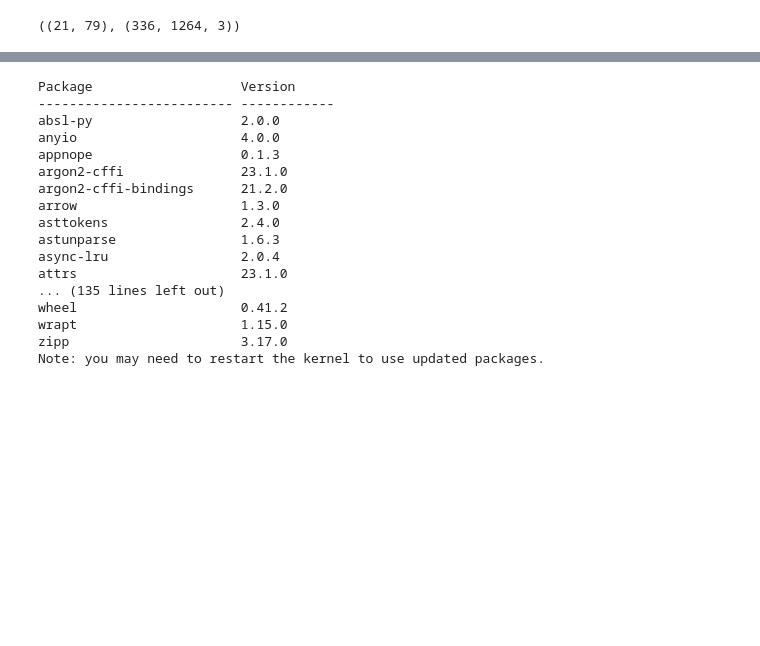
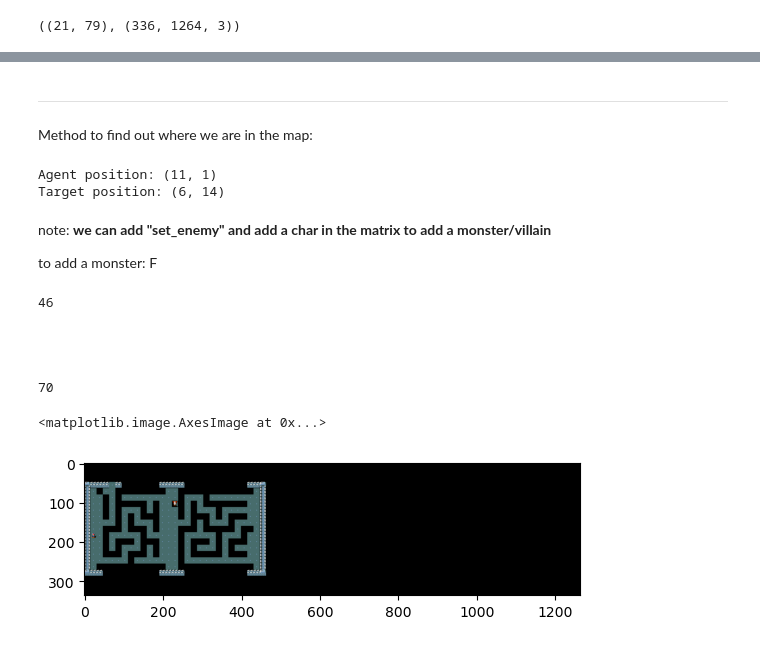
Before and after one commit to francescapoli98/minihack-agent, a Jupyter notebook: report.ipynb, the cells around one changed output, grey strips where cells are left out. Drawn from its saved outputs; the diff is of its cells as text; code cells hidden in the pictures; blank space fills up the shorter version.

```diff
--- a/report.ipynb
+++ b/report.ipynb
@@ -115,20 +94,30 @@ Note: you may need to restart the kernel to use updated packages.
-# %%
-pip list
-# %% [output]
-Package                   Version
-------------------------- ------------
-absl-py                   2.0.0
-anyio                     4.0.0
-appnope                   0.1.3
-argon2-cffi               23.1.0
-argon2-cffi-bindings      21.2.0
-arrow                     1.3.0
-asttokens                 2.4.0
-astunparse                1.6.3
-async-lru                 2.0.4
-attrs                     23.1.0
-... (135 lines left out)
-wheel                     0.41.2
-wrapt                     1.15.0
-zipp                      3.17.0
-Note: you may need to restart the kernel to use updated packages.
+# %% [markdown]
+-----------------------------
+# %% [markdown]
+Method to find out where we are in the map:
+# %%
+start = get_player_location(game_map)
+target = get_target_location(game_map)
+print("Agent position:", start)
+print("Target position:", target)
+# %% [output]
+Agent position: (11, 1)
+Target position: (6, 14)
+# %% [markdown]
+note: __we can add "set_enemy" and add a char in the matrix to add a monster/villain__
+
+to add a monster: F
+# %%
+game_map = set_enemy(game_map)
+# %% [output]
+46
+
+
+
+
+70
+# %%
+plt.imshow(state['pixel'])
+# %% [output]
+<matplotlib.image.AxesImage at 0x...>
+[figure, added]
```
Also changed, not shown: parts of 9 cells of this notebook.
